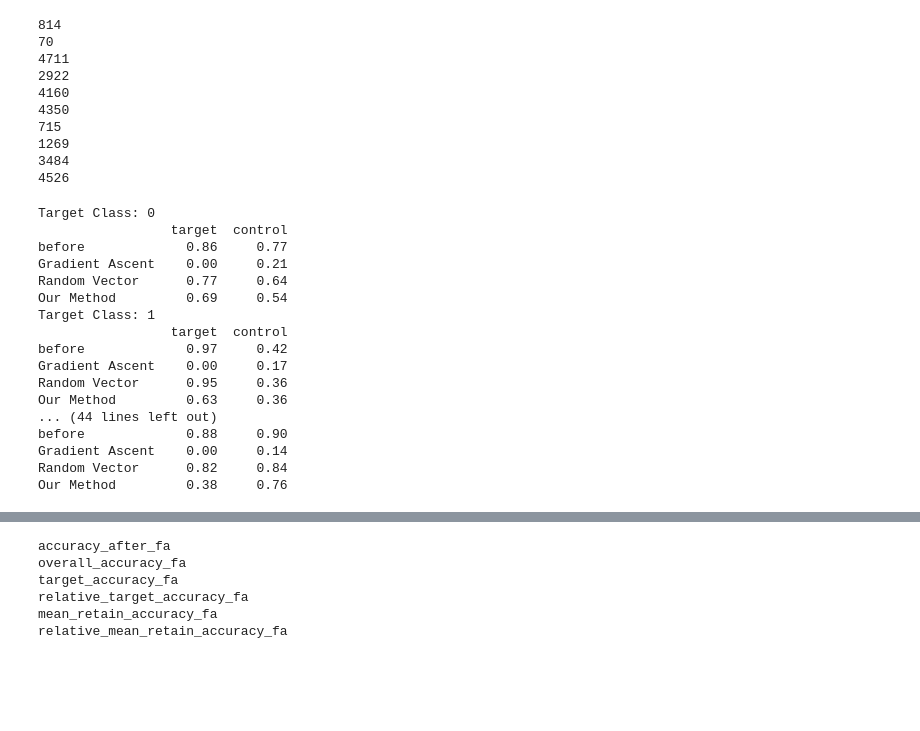
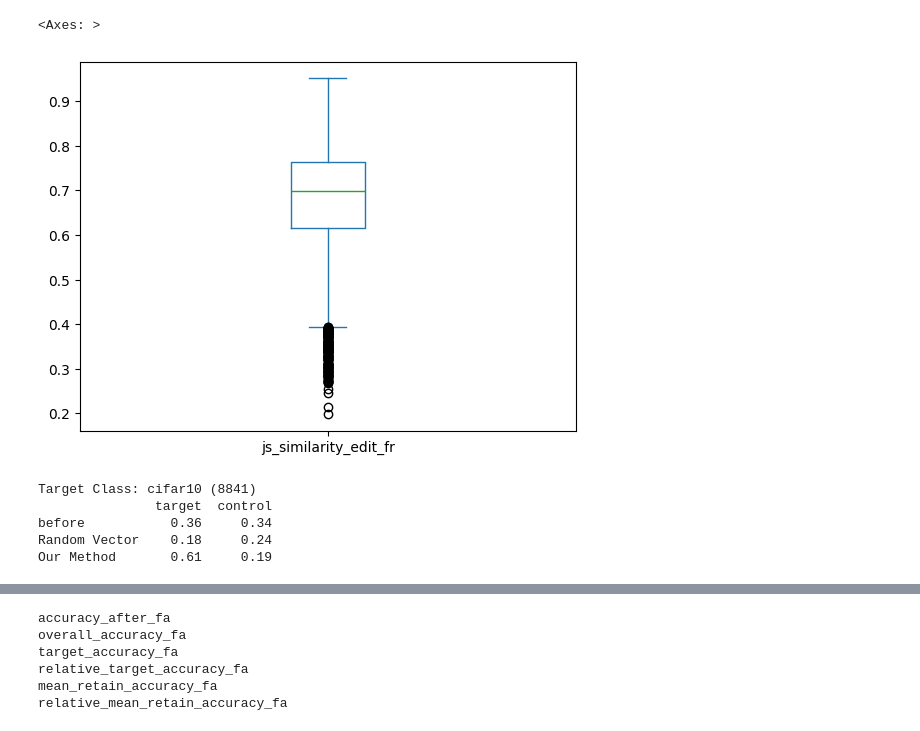
Before and after one commit to SimonIlic/WeightSpaceClassifier, a Jupyter notebook: notebooks/table_performance_evaluation.ipynb, the cells around one changed output, grey strips where cells are left out. Cells and saved outputs as stored; diff of their text form; code cells hidden in the pictures; blank space fills up the shorter version.

```diff
--- a/notebooks/table_performance_evaluation.ipynb
+++ b/notebooks/table_performance_evaluation.ipynb
@@ -42,5 +47,10 @@ df['relative_mean_retain_accuracy_fa'] = df['mean_retain_accuracy_fa'] / df['mea
+# %%
+df.js_similarity_edit_fr.plot.box()
+# %% [output]
+<Axes: >
+[figure, added]
 # %%
-groups = df.groupby('target_class')
+groups = df.groupby('dataset')
 tables = {}
 relative = False
 
@@ -56,6 +66,10 @@ for group in groups:
             'target': group_df['target_accuracy_before'].median(),
             'control': group_df['mean_retain_accuracy_before'].median(),
         },
+        'Retain FT': {
+            'target': group_df[relative + 'target_accuracy_fr'].median(),
+            'control': group_df[relative + 'mean_retain_accuracy_fr'].median(),
+        },
         'Gradient Ascent': {
             'target': group_df[relative + 'target_accuracy_fa'].median(),
             'control': group_df[relative + 'mean_retain_accuracy_fa'].median(),
@@ -69,41 +83,18 @@ for group in groups:
             'control': group_df[relative + 'mean_retain_accuracy_after'].median(),
         },
     })
-    table.rename(index={'target': f'target ({len(df)})'}, inplace=True)
-    tables[target_class] = table
+    tables[str(target_class) + f' ({len(group_df)})'] = table
-# %% [output]
-814
-70
-4711
-2922
-4160
-4350
-715
-1269
-3484
-4526
 # %%
 for table in tables:
+    tables[table].drop(columns=['Gradient Ascent', 'Retain FT'], inplace=True)
     print(f'Target Class: {table}')
     print(tables[table].T.round(2))
 # %% [output]
-Target Class: 0
-                 target  control
-before             0.86     0.77
-Gradient Ascent    0.00     0.21
-Random Vector      0.77     0.64
-Our Method         0.69     0.54
-Target Class: 1
-                 target  control
-before             0.97     0.42
-Gradient Ascent    0.00     0.17
-Random Vector      0.95     0.36
-Our Method         0.63     0.36
-... (44 lines left out)
-before             0.88     0.90
-Gradient Ascent    0.00     0.14
-Random Vector      0.82     0.84
-Our Method         0.38     0.76
+Target Class: cifar10 (8841)
+               target  control
+before           0.36     0.34
+Random Vector    0.18     0.24
+Our Method       0.61     0.19
 # %%
 print(tables[table].T.round(2).to_latex(float_format="%.2f"))
 # %% [output]
```
Also changed, not shown: parts of 9 cells of this notebook.
